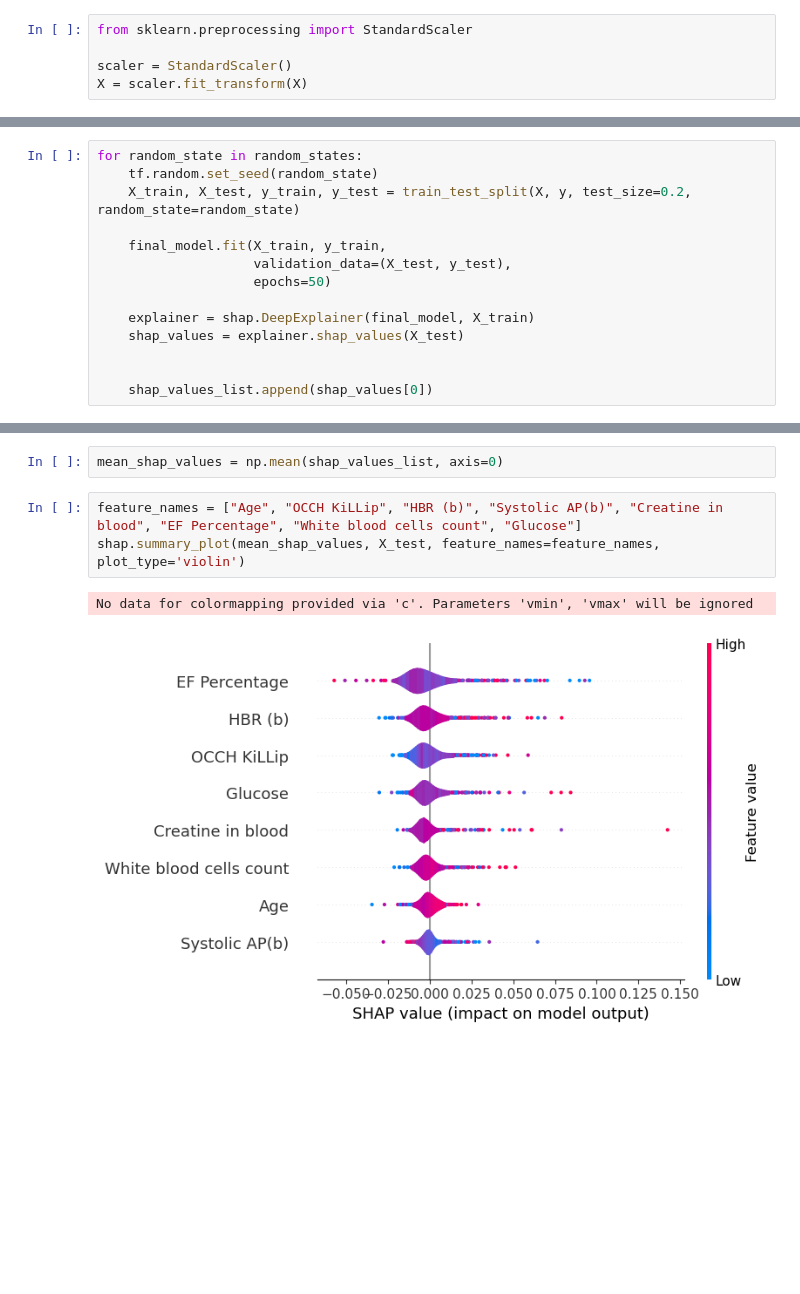
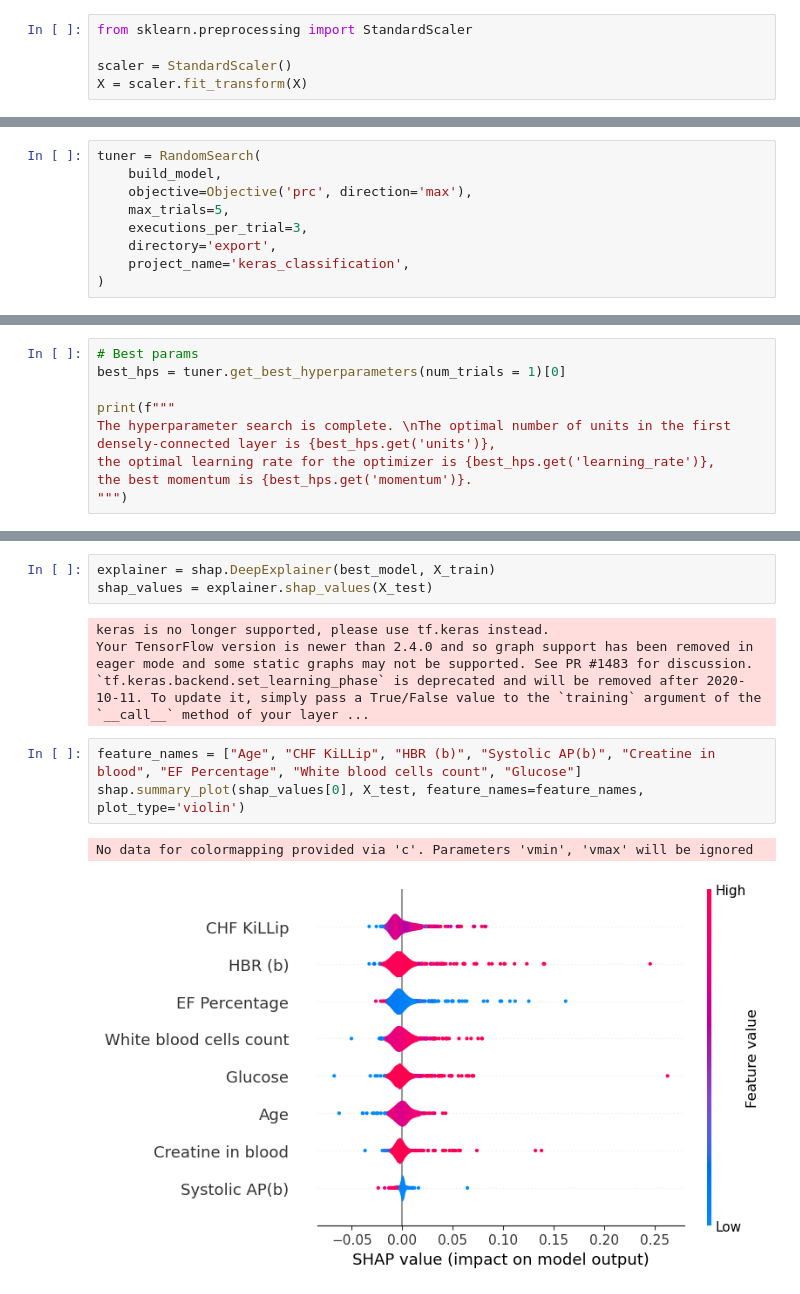
Before and after one commit to bvpotapenko/feat-imp-research, a Jupyter notebook: 5. Keras-model.ipynb, the cells around one changed output, grey strips where cells are left out. Saved outputs shown, nothing was run; the diff lists cells and outputs as text; blank space fills up the shorter version.

```diff
--- a/5. Keras-model.ipynb
+++ b/5. Keras-model.ipynb
@@ -36,0 +68,9 @@ X = scaler.fit_transform(X)
+# %%
+tuner = RandomSearch(
+    build_model,
+    objective=Objective('prc', direction='max'),
+    max_trials=5,
+    executions_per_trial=3,
+    directory='export',
+    project_name='keras_classification',
+)
@@ -36,0 +113,9 @@ X = scaler.fit_transform(X)
+# %%
+# Best params
+best_hps = tuner.get_best_hyperparameters(num_trials = 1)[0]
+
+print(f"""
+The hyperparameter search is complete. \nThe optimal number of units in the first densely-connected layer is {best_hps.get('units')},
+the optimal learning rate for the optimizer is {best_hps.get('learning_rate')},
+the best momentum is {best_hps.get('momentum')}.
+""")
@@ -177,14 +217,0 @@ Precision and F-score are ill-defined and being set to 0.0 in labels with no pre
-# %%
-for random_state in random_states:
-    tf.random.set_seed(random_state)
-    X_train, X_test, y_train, y_test = train_test_split(X, y, test_size=0.2, random_state=random_state)
-
-    final_model.fit(X_train, y_train,
-                    validation_data=(X_test, y_test),
-                    epochs=50)
-
-    explainer = shap.DeepExplainer(final_model, X_train)
-    shap_values = explainer.shap_values(X_test)
-
-
-    shap_values_list.append(shap_values[0])
@@ -228,8 +218,13 @@ Epoch 50/50
-# %%
-mean_shap_values = np.mean(shap_values_list, axis=0)
+# %%
+explainer = shap.DeepExplainer(best_model, X_train)
+shap_values = explainer.shap_values(X_test)
+# %% [output]
+keras is no longer supported, please use tf.keras instead.
+Your TensorFlow version is newer than 2.4.0 and so graph support has been removed in eager mode and some static graphs may not be supported. See PR #1483 for discussion.
+`tf.keras.backend.set_learning_phase` is deprecated and will be removed after 2020-10-11. To update it, simply pass a True/False value to the `training` argument of the `__call__` method of your layer ...
 # %%
-feature_names = ["Age", "ОССН KiLLip", "HBR (b)", "Systolic AP(b)", "Creatine in blood", "EF Percentage", "White blood cells count", "Glucose"]
-shap.summary_plot(mean_shap_values, X_test, feature_names=feature_names, plot_type='violin')
+feature_names = ["Age", "CHF KiLLip", "HBR (b)", "Systolic AP(b)", "Creatine in blood", "EF Percentage", "White blood cells count", "Glucose"]
+shap.summary_plot(shap_values[0], X_test, feature_names=feature_names, plot_type='violin')
 # %% [output]
 No data for colormapping provided via 'c'. Parameters 'vmin', 'vmax' will be ignored
-[figure, old version]
+[figure, new version]
```
Also changed, not shown: parts of 25 cells of this notebook.
